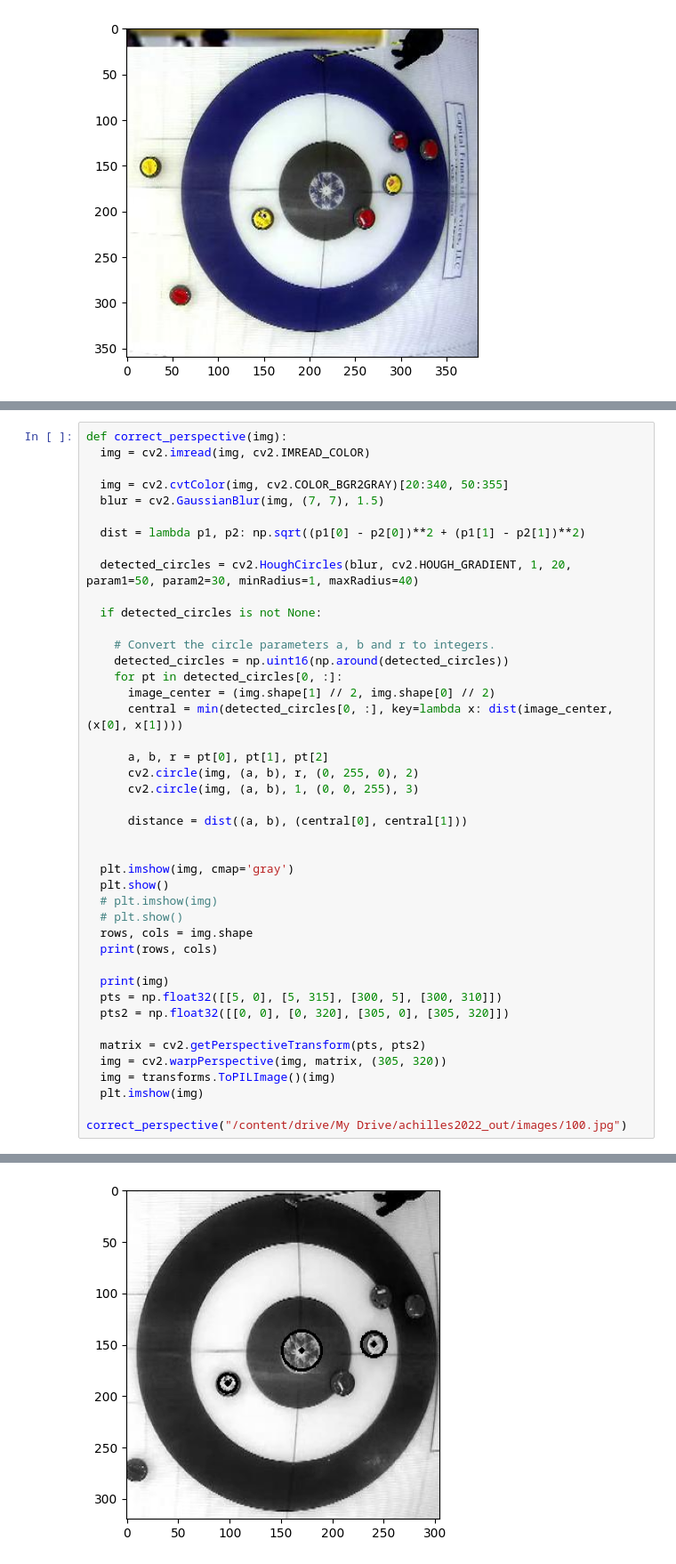
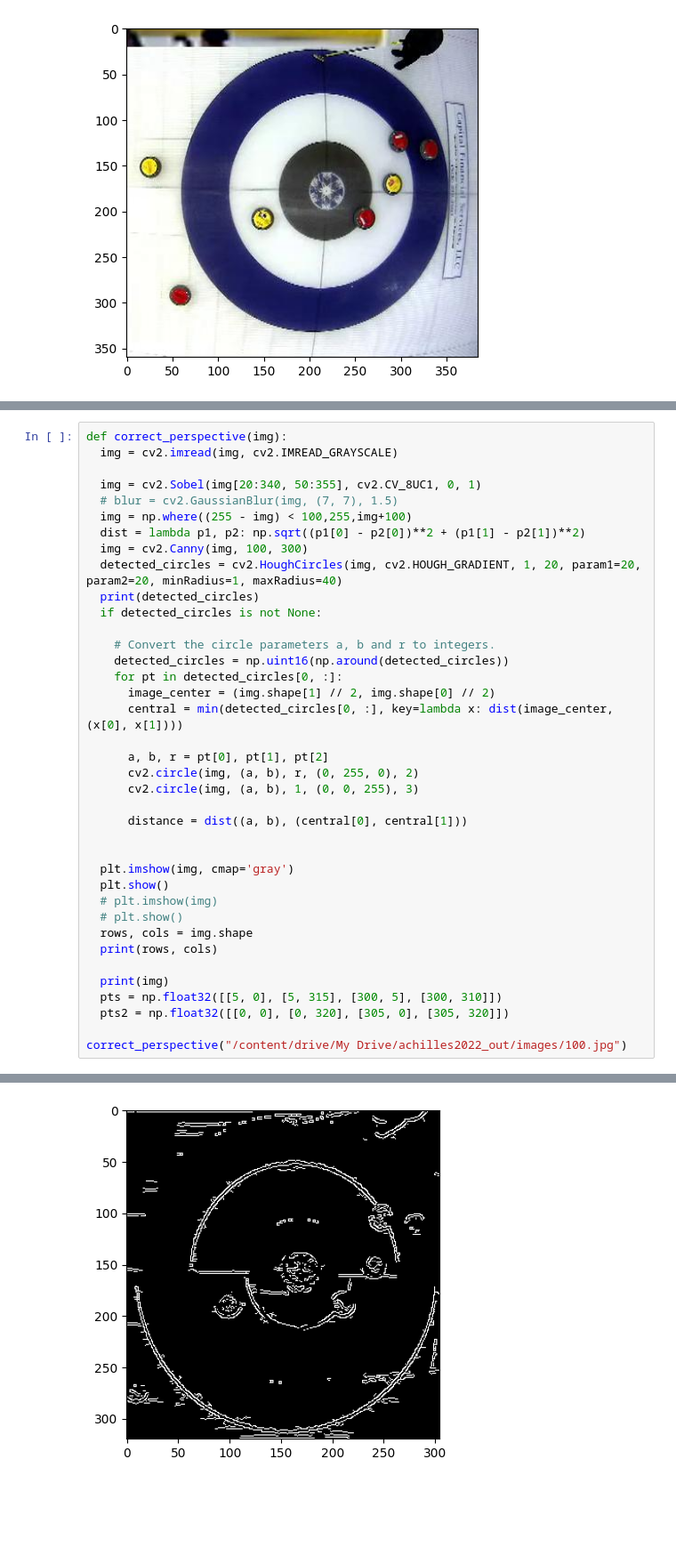
Before and after one commit to anderm18/CurlingVAR, a Jupyter notebook: CurlingSegmentationipynb.ipynb, the cells around one changed output, grey strips where cells are left out. Shown at 89% size. Drawn from its saved outputs; the diff is of its cells as text; blank space fills up the shorter version.

```diff
--- a/CurlingSegmentationipynb.ipynb
+++ b/CurlingSegmentationipynb.ipynb
@@ -103,14 +133,14 @@ plt.imshow(img)
 # %%
 def correct_perspective(img):
-  img = cv2.imread(img, cv2.IMREAD_COLOR)
+  img = cv2.imread(img, cv2.IMREAD_GRAYSCALE)
 
-  img = cv2.cvtColor(img, cv2.COLOR_BGR2GRAY)[20:340, 50:355]
-  blur = cv2.GaussianBlur(img, (7, 7), 1.5)
-
+  img = cv2.Sobel(img[20:340, 50:355], cv2.CV_8UC1, 0, 1)
+  # blur = cv2.GaussianBlur(img, (7, 7), 1.5)
+  img = np.where((255 - img) < 100,255,img+100)
   dist = lambda p1, p2: np.sqrt((p1[0] - p2[0])**2 + (p1[1] - p2[1])**2)
-
-  detected_circles = cv2.HoughCircles(blur, cv2.HOUGH_GRADIENT, 1, 20, param1=50, param2=30, minRadius=1, maxRadius=40)
-
+  img = cv2.Canny(img, 100, 300)
+  detected_circles = cv2.HoughCircles(img, cv2.HOUGH_GRADIENT, 1, 20, param1=20, param2=20, minRadius=1, maxRadius=40)
+  print(detected_circles)
   if detected_circles is not None:
 
     # Convert the circle parameters a, b and r to integers.
@@ -137,10 +167,5 @@ def correct_perspective(img):
   pts = np.float32([[5, 0], [5, 315], [300, 5], [300, 310]])
   pts2 = np.float32([[0, 0], [0, 320], [305, 0], [305, 320]])
 
-  matrix = cv2.getPerspectiveTransform(pts, pts2)
-  img = cv2.warpPerspective(img, matrix, (305, 320))
-  img = transforms.ToPILImage()(img)
-  plt.imshow(img)
-
 correct_perspective("/content/drive/My Drive/achilles2022_out/images/100.jpg")
 # %% [output]
@@ -147 +176 @@ correct_perspective("/content/drive/My Drive/achilles2022_out/images/100.jpg")
-[figure, old version]
+[figure, new version]
```
Also changed, not shown: parts of 5 cells of this notebook.
